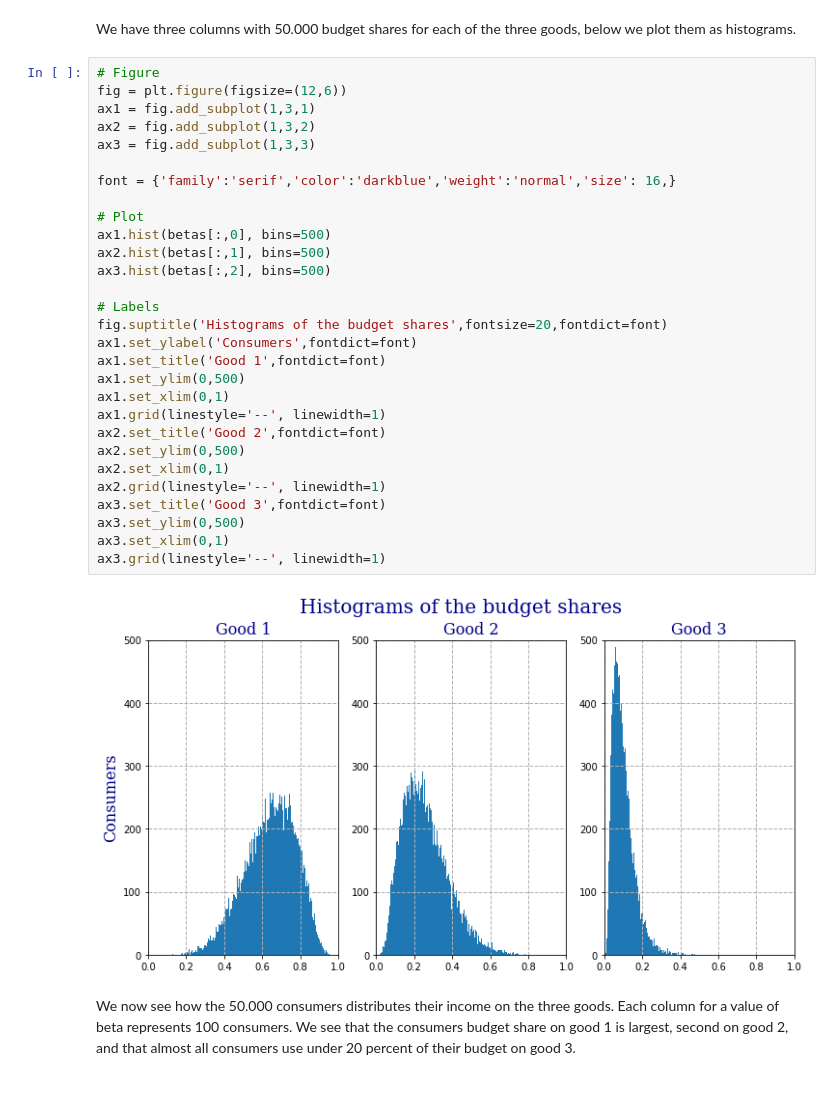
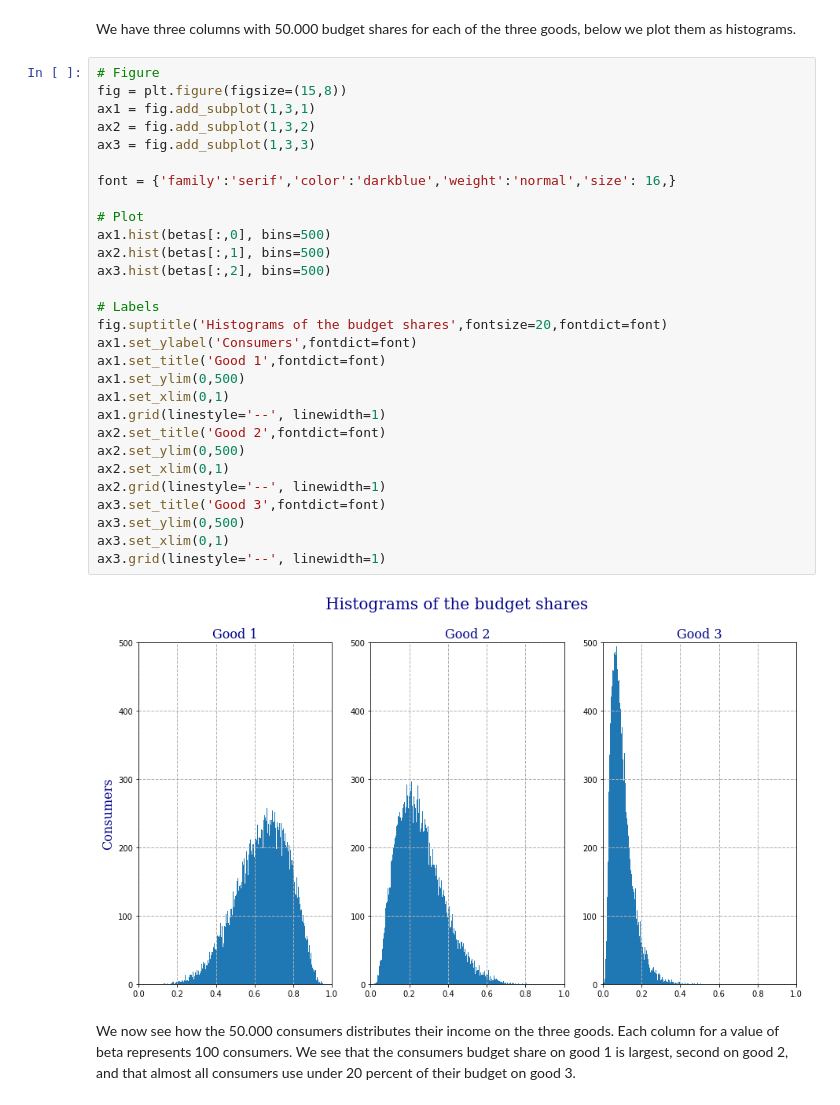
Before and after one commit to NumEconCopenhagen/projects-2019-nx31, a Jupyter notebook: examproject/examproject.ipynb, the cells around one changed output. Cells and saved outputs as stored; diff of their text form.

```diff
--- a/examproject/examproject.ipynb
+++ b/examproject/examproject.ipynb
@@ -1231,35 +1231,35 @@ print(betas.shape)
 We have three columns with 50.000 budget shares for each of the three goods, below we plot them as histograms.
 # %%
 # Figure
-fig = plt.figure(figsize=(12,6))
+fig = plt.figure(figsize=(15,8))
 ax1 = fig.add_subplot(1,3,1)
 ax2 = fig.add_subplot(1,3,2)
 ax3 = fig.add_subplot(1,3,3)
 
 font = {'family':'serif','color':'darkblue','weight':'normal','size': 16,}
 
 # Plot
 ax1.hist(betas[:,0], bins=500)
 ax2.hist(betas[:,1], bins=500)
 ax3.hist(betas[:,2], bins=500)
 
 # Labels
 fig.suptitle('Histograms of the budget shares',fontsize=20,fontdict=font)
 ax1.set_ylabel('Consumers',fontdict=font)
 ax1.set_title('Good 1',fontdict=font)
 ax1.set_ylim(0,500)
 ax1.set_xlim(0,1)
 ax1.grid(linestyle='--', linewidth=1)
 ax2.set_title('Good 2',fontdict=font)
 ax2.set_ylim(0,500)
 ax2.set_xlim(0,1)
 ax2.grid(linestyle='--', linewidth=1)
 ax3.set_title('Good 3',fontdict=font)
 ax3.set_ylim(0,500)
 ax3.set_xlim(0,1)
 ax3.grid(linestyle='--', linewidth=1)
 # %% [output]
-[figure, old version]
+[figure, new version]
 # %% [markdown]
 We now see how the 50.000 consumers distributes their income on the three goods. Each column for a value of beta represents 100 consumers.
 We see that the consumers budget share on good 1 is largest, second on good 2, and that almost all consumers use under 20 percent of their budget on good 3.
```
Also changed, not shown: parts of 4 cells of this notebook.
